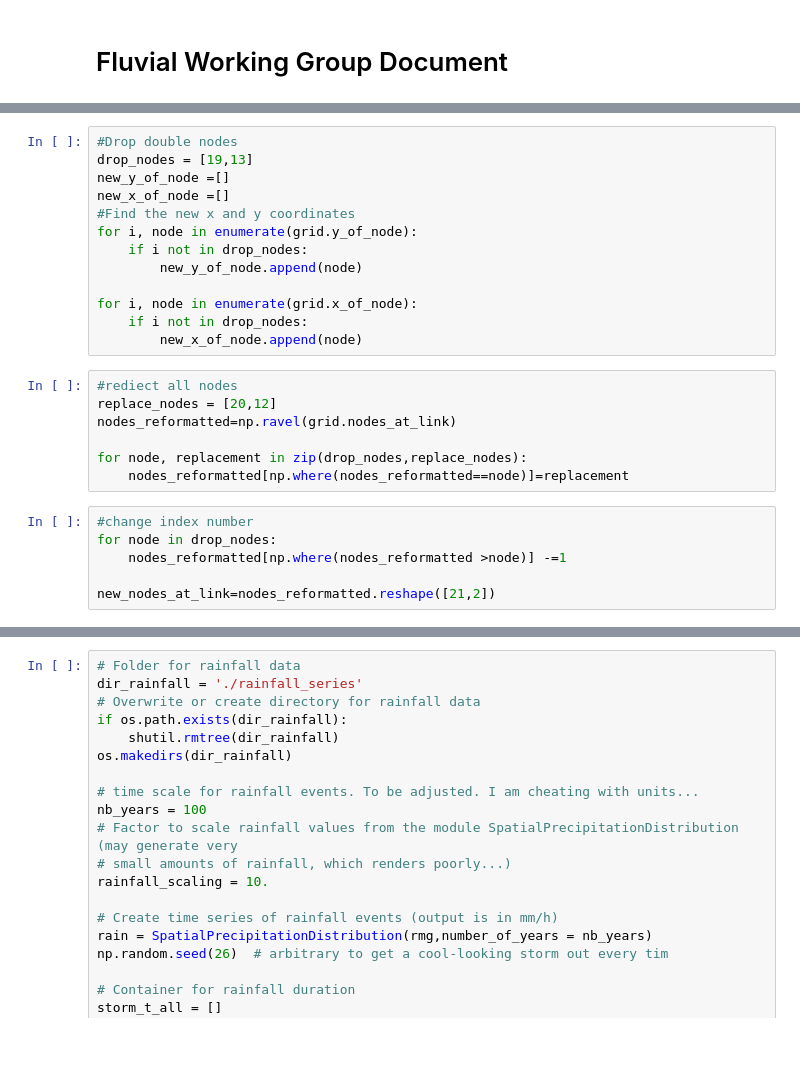
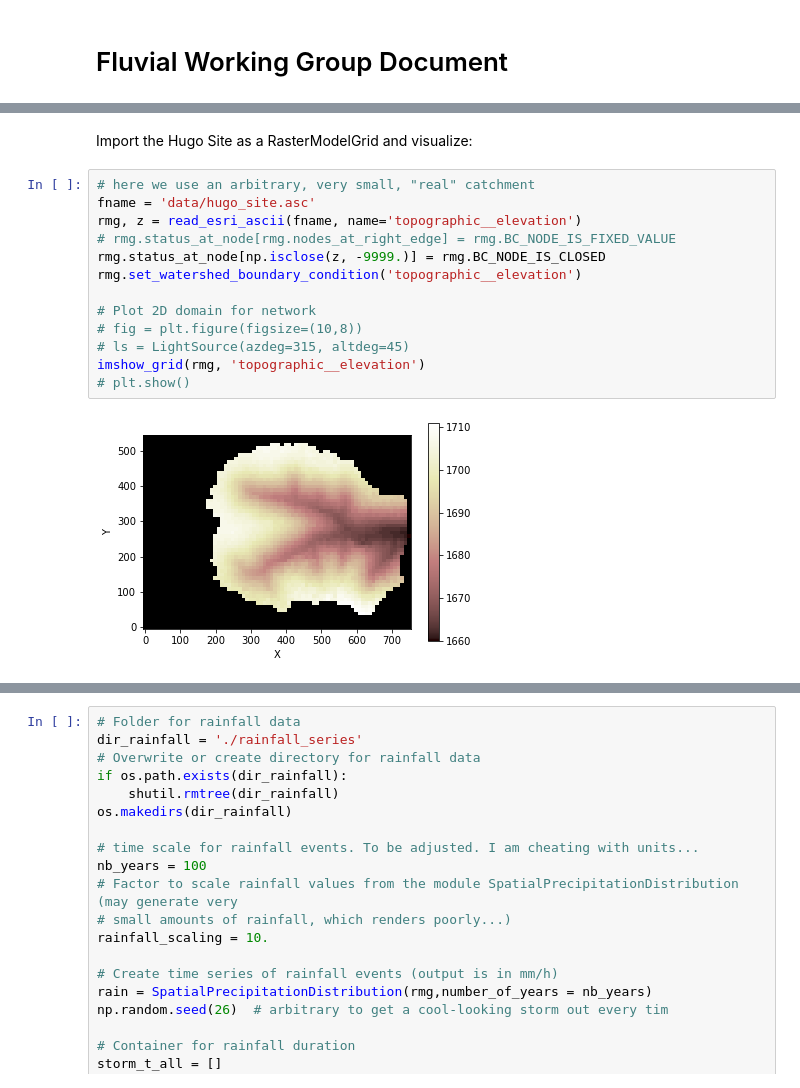
Before and after one commit to espin-2020/fluvial, a Jupyter notebook: fluvial_group.ipynb, the cells around one changed output, grey strips where cells are left out. Cells and saved outputs as stored; diff of their text form; blank space fills up the shorter version.

```diff
--- a/fluvial_group.ipynb
+++ b/fluvial_group.ipynb
@@ -54,26 +43,17 @@ graph.plot_graph(grid, at="node,link")
-# %%
-#Drop double nodes
-drop_nodes = [19,13]
-new_y_of_node =[]
-new_x_of_node =[]
-#Find the new x and y coordinates
-for i, node in enumerate(grid.y_of_node):
-    if i not in drop_nodes:
-        new_y_of_node.append(node)
-
-for i, node in enumerate(grid.x_of_node):
-    if i not in drop_nodes:
-        new_x_of_node.append(node)
-# %%
-#rediect all nodes
-replace_nodes = [20,12]
-nodes_reformatted=np.ravel(grid.nodes_at_link)
-
-for node, replacement in zip(drop_nodes,replace_nodes):
-    nodes_reformatted[np.where(nodes_reformatted==node)]=replacement
-# %%
-#change index number
-for node in drop_nodes:
-    nodes_reformatted[np.where(nodes_reformatted >node)] -=1
-
-new_nodes_at_link=nodes_reformatted.reshape([21,2])
+# %% [markdown]
+Import the Hugo Site as a RasterModelGrid and visualize:
+# %%
+# here we use an arbitrary, very small, "real" catchment
+fname = 'data/hugo_site.asc'
+rmg, z = read_esri_ascii(fname, name='topographic__elevation')
+# rmg.status_at_node[rmg.nodes_at_right_edge] = rmg.BC_NODE_IS_FIXED_VALUE
+rmg.status_at_node[np.isclose(z, -9999.)] = rmg.BC_NODE_IS_CLOSED
+rmg.set_watershed_boundary_condition('topographic__elevation')
+
+# Plot 2D domain for network
+# fig = plt.figure(figsize=(10,8))
+# ls = LightSource(azdeg=315, altdeg=45)
+imshow_grid(rmg, 'topographic__elevation')
+# plt.show()
+# %% [output]
+[figure, added]
```
Also changed, not shown: parts of 33 cells of this notebook.
